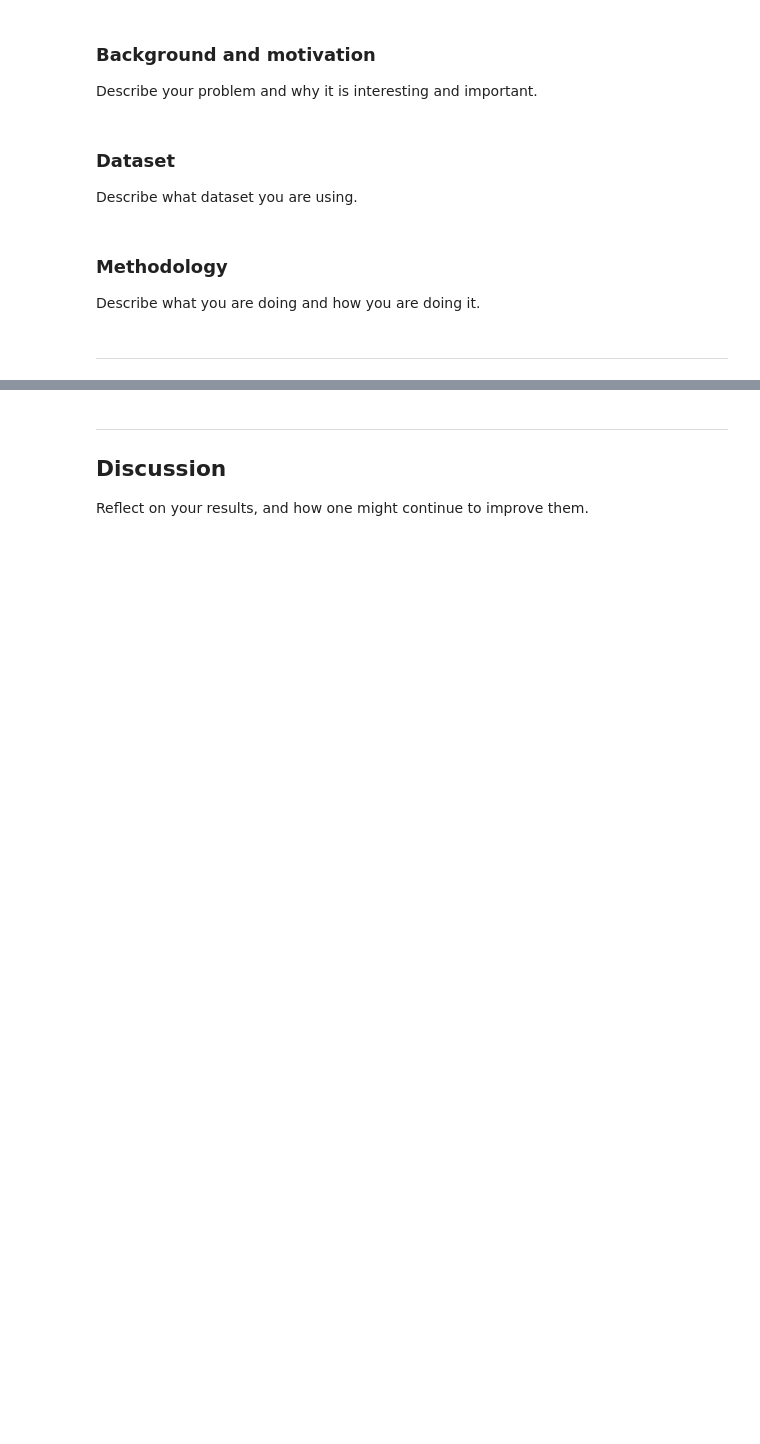
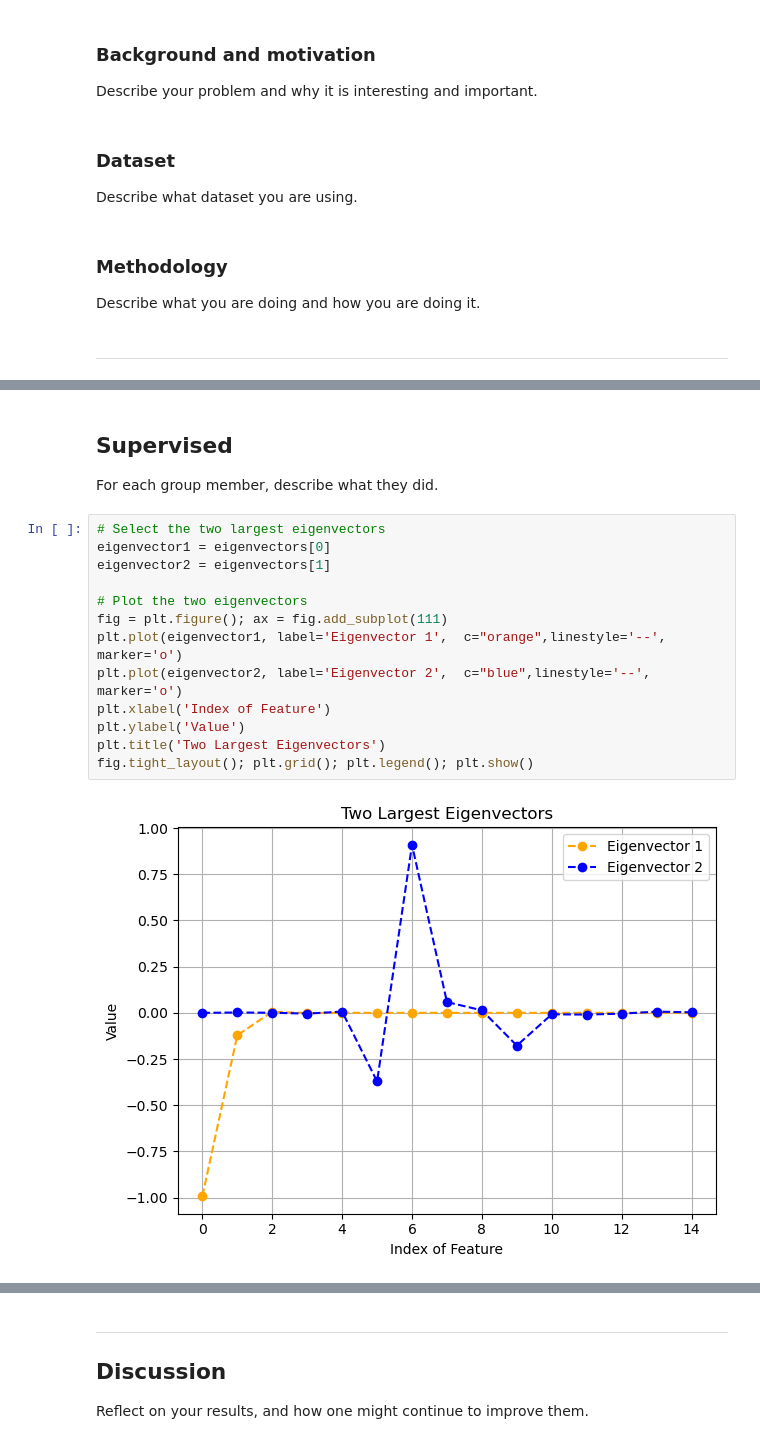
Before and after one commit to Emil-LidbomConsulting/MCHN-project, a Jupyter notebook: Template.ipynb, the cells around one changed output, grey strips where cells are left out. Cells and saved outputs as stored; diff of their text form; blank space fills up the shorter version.

```diff
--- a/Template.ipynb
+++ b/Template.ipynb
@@ -46,0 +81,19 @@ print(df)
+# %% [markdown]
+## Supervised
+
+For each group member, describe what they did.
+# %%
+# Select the two largest eigenvectors
+eigenvector1 = eigenvectors[0]
+eigenvector2 = eigenvectors[1]
+
+# Plot the two eigenvectors
+fig = plt.figure(); ax = fig.add_subplot(111)
+plt.plot(eigenvector1, label='Eigenvector 1',  c="orange",linestyle='--', marker='o')
+plt.plot(eigenvector2, label='Eigenvector 2',  c="blue",linestyle='--', marker='o')
+plt.xlabel('Index of Feature')
+plt.ylabel('Value')
+plt.title('Two Largest Eigenvectors')
+fig.tight_layout(); plt.grid(); plt.legend(); plt.show()
+# %% [output]
+[figure, added]
```
Also changed, not shown: parts of 10 cells of this notebook, 4 other files.
